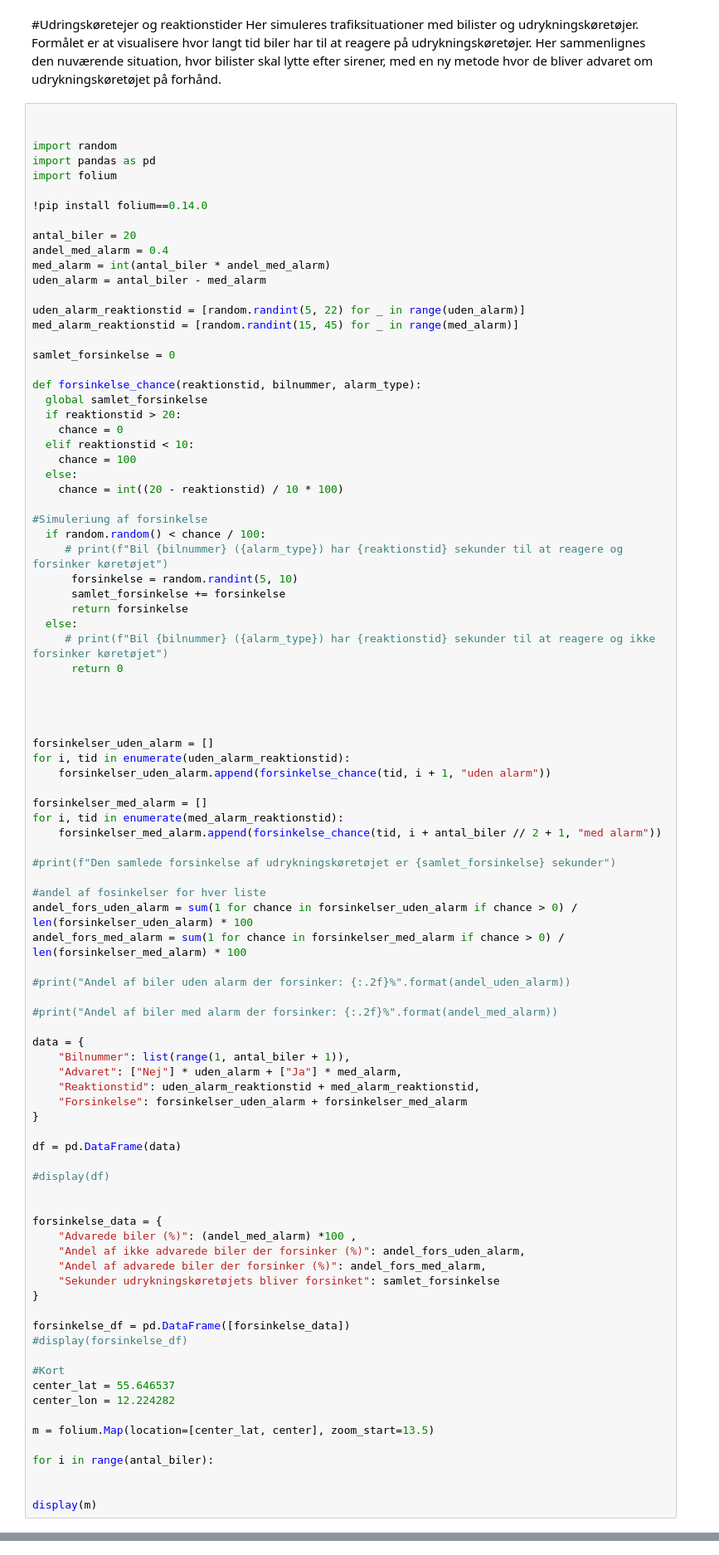
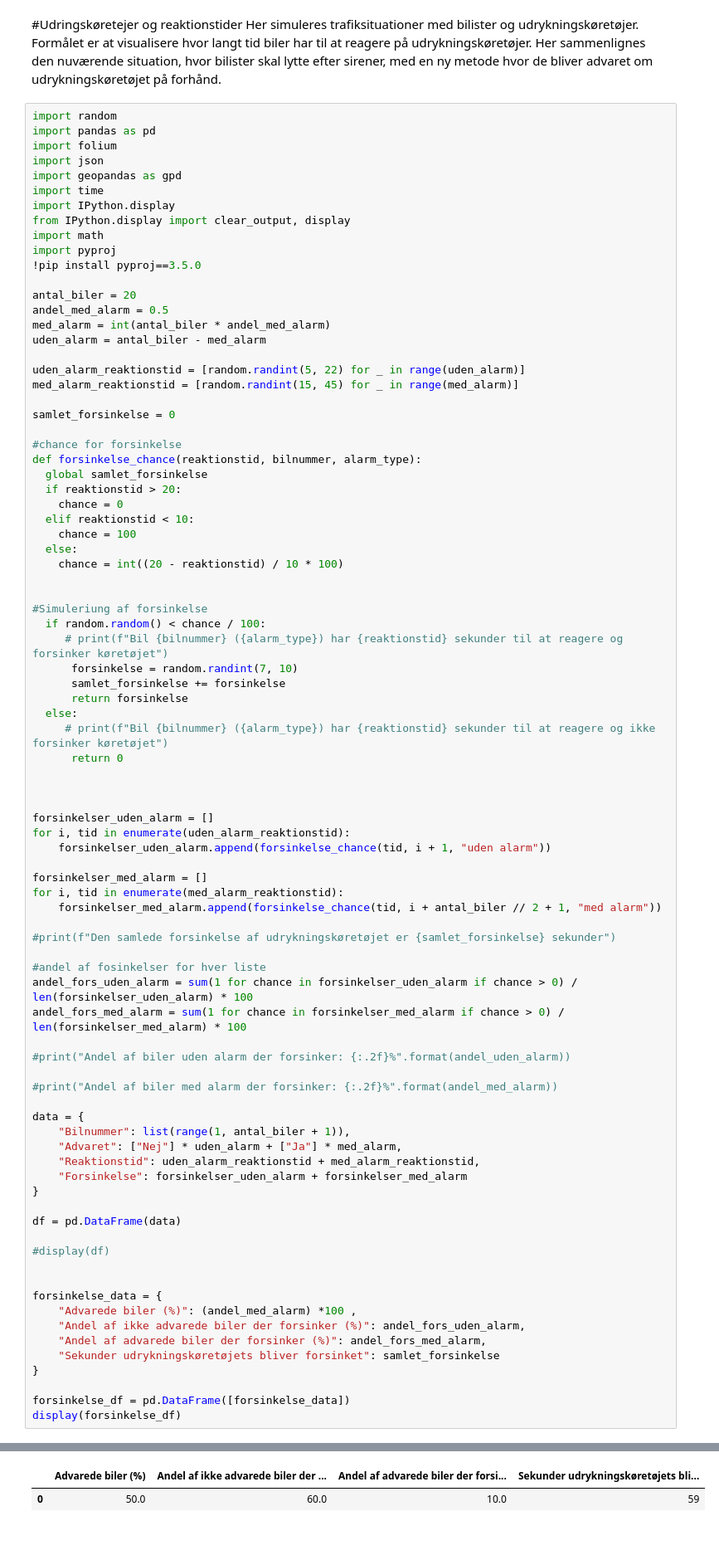
Before and after one commit to pete602d/Pythonslange, a Jupyter notebook: udrykning.ipynb, the cells around one changed output, grey strips where cells are left out. Shown: that part at 83% size. Drawn from its saved outputs; the diff is of its cells as text.

```diff
--- a/udrykning.ipynb
+++ b/udrykning.ipynb
@@ -5,16 +5,20 @@
 #Udringskøretejer og reaktionstider
 Her simuleres trafiksituationer med bilister og udrykningskøretøjer. Formålet er at visualisere hvor langt tid biler har til at reagere på udrykningskøretøjer. Her sammenlignes den nuværende situation, hvor bilister skal lytte efter sirener, med en ny metode hvor de bliver advaret om udrykningskøretøjet på forhånd.
 # %%
-
-
 import random
 import pandas as pd
 import folium
-
-!pip install folium==0.14.0
+import json
+import geopandas as gpd
+import time
+import IPython.display
+from IPython.display import clear_output, display
+import math
+import pyproj
+!pip install pyproj==3.5.0
 
 antal_biler = 20
-andel_med_alarm = 0.4
+andel_med_alarm = 0.5
 med_alarm = int(antal_biler * andel_med_alarm)
 uden_alarm = antal_biler - med_alarm
 
@@ -23,6 +27,7 @@ med_alarm_reaktionstid = [random.randint(15, 45) for _ in range(med_alarm)]
 
 samlet_forsinkelse = 0
 
+#chance for forsinkelse
 def forsinkelse_chance(reaktionstid, bilnummer, alarm_type):
   global samlet_forsinkelse
   if reaktionstid > 20:
@@ -32,16 +37,16 @@ def forsinkelse_chance(reaktionstid, bilnummer, alarm_type):
   else:
     chance = int((20 - reaktionstid) / 10 * 100)
 
+
 #Simuleriung af forsinkelse
   if random.random() < chance / 100:
      # print(f"Bil {bilnummer} ({alarm_type}) har {reaktionstid} sekunder til at reagere og forsinker køretøjet")
-      forsinkelse = random.randint(5, 10)
+      forsinkelse = random.randint(7, 10)
       samlet_forsinkelse += forsinkelse
       return forsinkelse
   else:
      # print(f"Bil {bilnummer} ({alarm_type}) har {reaktionstid} sekunder til at reagere og ikke forsinker køretøjet")
       return 0
-
 
 
 
@@ -83,16 +88,5 @@ forsinkelse_data = {
 }
 
 forsinkelse_df = pd.DataFrame([forsinkelse_data])
-#display(forsinkelse_df)
-
-#Kort
-center_lat = 55.646537
-center_lon = 12.224282
-
-m = folium.Map(location=[center_lat, center], zoom_start=13.5)
-
-for i in range(antal_biler):
-
-
-display(m)
+display(forsinkelse_df)
 # %% [output]
@@ -99,0 +95,2 @@ IndentationError: expected an indented block after 'for' statement on line 85 (<
+|  | Advarede biler (%) | Andel af ikke advarede biler der ... | Andel af advarede biler der forsi... | Sekunder udrykningskøretøjets bli... |
+| 0 | 50.0 | 60.0 | 10.0 | 59 |
```
Also changed, not shown: parts of 5 cells of this notebook.
